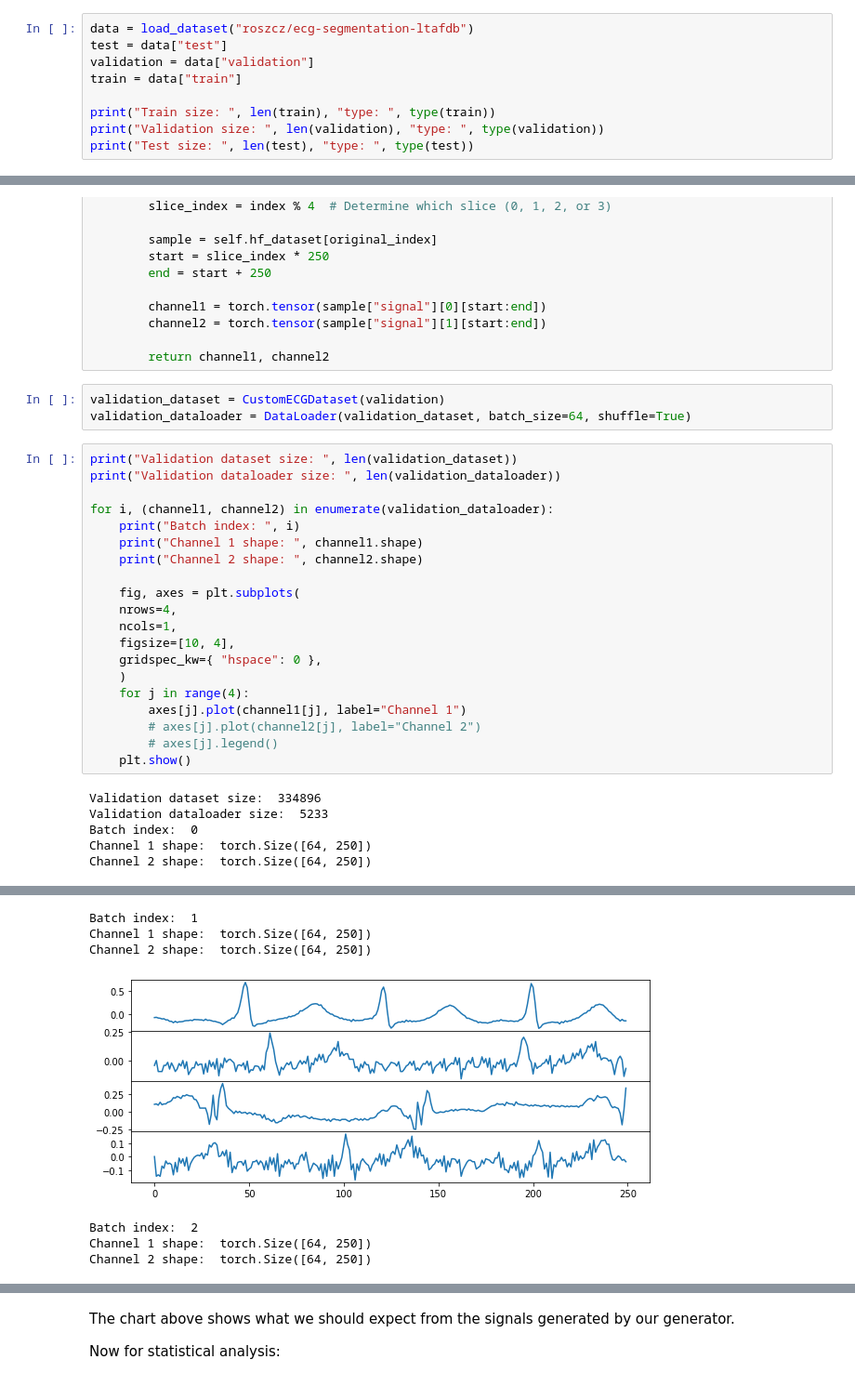
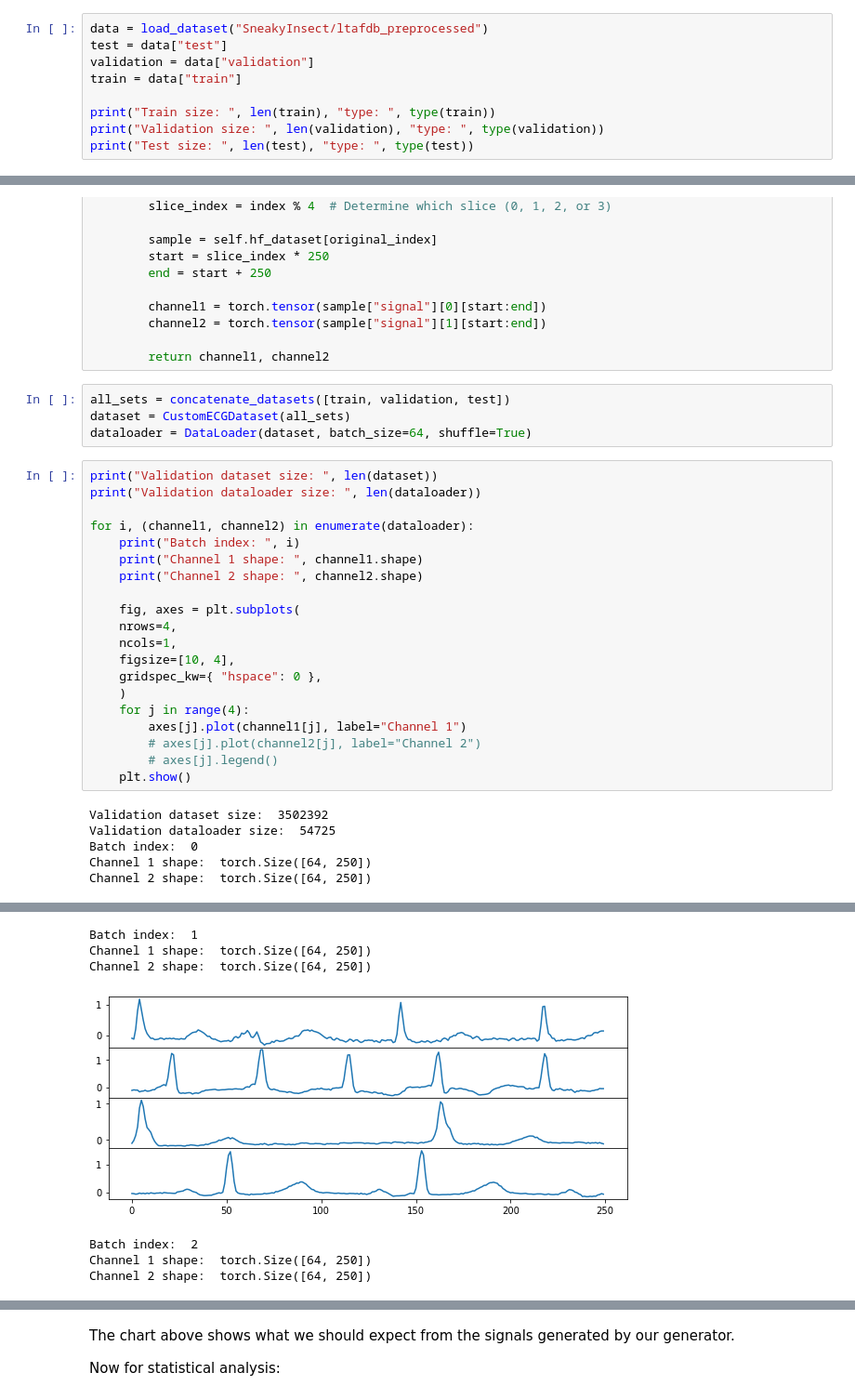
Before and after one commit to Nospoko/ecg-gan, a Jupyter notebook: data_showcase.ipynb, the cells around one changed output, grey strips where cells are left out. Shown at 93% size. Saved outputs shown, nothing was run; the diff lists cells and outputs as text.

```diff
--- a/data_showcase.ipynb
+++ b/data_showcase.ipynb
@@ -9,6 +9,6 @@ from datasets import load_dataset
 from torch.utils.data import DataLoader, Dataset
 # %%
-data = load_dataset("roszcz/ecg-segmentation-ltafdb")
+data = load_dataset("SneakyInsect/ltafdb_preprocessed")
 test = data["test"]
 validation = data["validation"]
 train = data["train"]
@@ -42,13 +42,14 @@ class CustomECGDataset(Dataset):
 
         return channel1, channel2
 # %%
-validation_dataset = CustomECGDataset(validation)
-validation_dataloader = DataLoader(validation_dataset, batch_size=64, shuffle=True)
+all_sets = concatenate_datasets([train, validation, test])
+dataset = CustomECGDataset(all_sets)
+dataloader = DataLoader(dataset, batch_size=64, shuffle=True)
 # %%
-print("Validation dataset size: ", len(validation_dataset))
-print("Validation dataloader size: ", len(validation_dataloader))
+print("Validation dataset size: ", len(dataset))
+print("Validation dataloader size: ", len(dataloader))
 
-for i, (channel1, channel2) in enumerate(validation_dataloader):
+for i, (channel1, channel2) in enumerate(dataloader):
     print("Batch index: ", i)
     print("Channel 1 shape: ", channel1.shape)
     print("Channel 2 shape: ", channel2.shape)
@@ -65,8 +66,8 @@ for i, (channel1, channel2) in enumerate(validation_dataloader):
         # axes[j].legend()
     plt.show()
 # %% [output]
-Validation dataset size:  334896
-Validation dataloader size:  5233
+Validation dataset size:  3502392
+Validation dataloader size:  54725
 Batch index:  0
 Channel 1 shape:  torch.Size([64, 250])
 Channel 2 shape:  torch.Size([64, 250])
@@ -74,7 +75,7 @@ Channel 2 shape:  torch.Size([64, 250])
 Batch index:  1
 Channel 1 shape:  torch.Size([64, 250])
 Channel 2 shape:  torch.Size([64, 250])
-[figure, old version]
+[figure, new version]
 Batch index:  2
 Channel 1 shape:  torch.Size([64, 250])
 Channel 2 shape:  torch.Size([64, 250])
```
Also changed, not shown: parts of 6 cells of this notebook, 23 other files.
